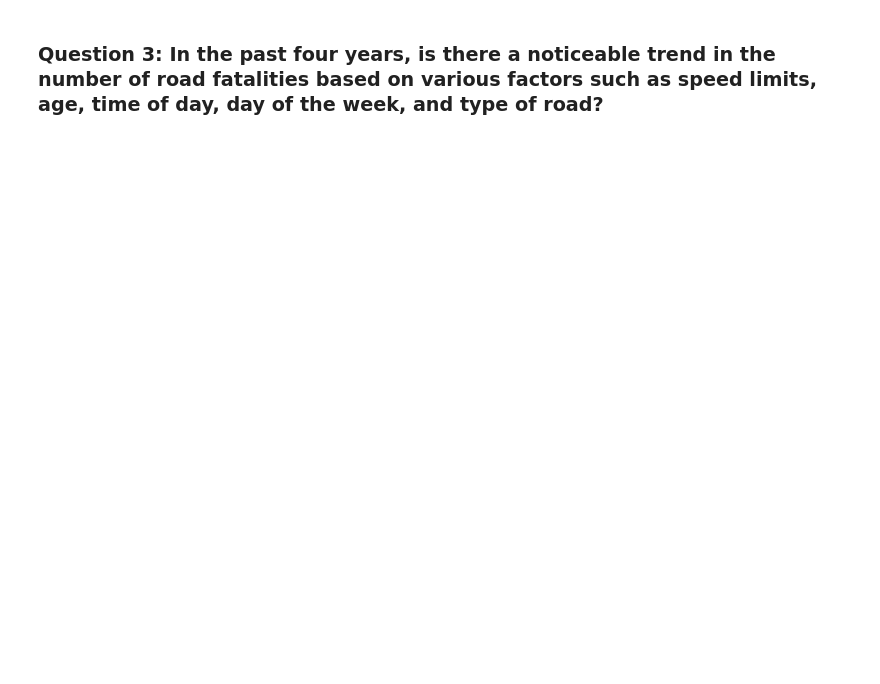
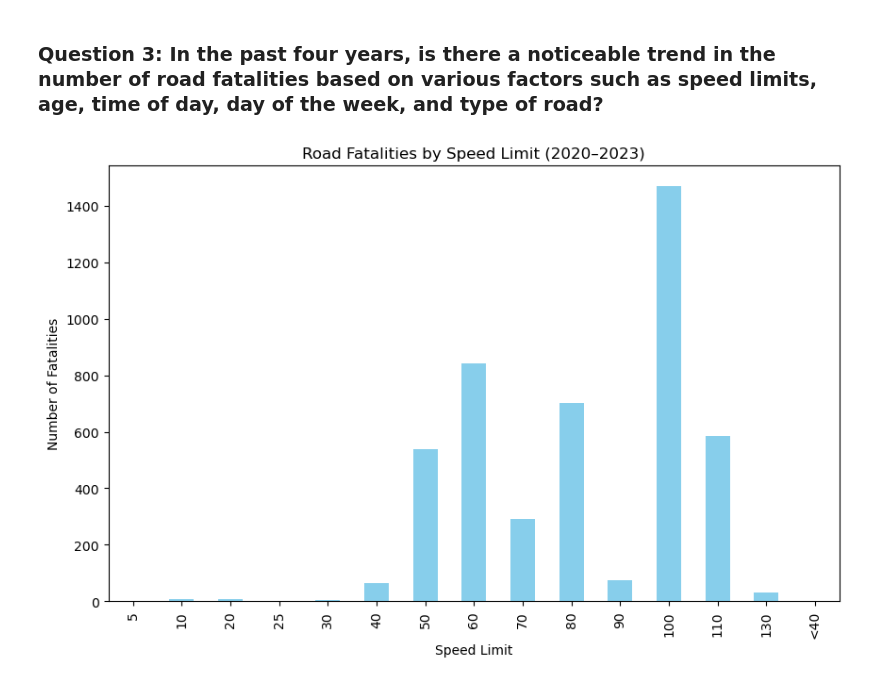
Before and after one commit to Yukitoshi12345/Australia-Road-Fatality, a Jupyter notebook: main.ipynb, the cells around one changed output. Saved outputs shown, nothing was run; the diff lists cells and outputs as text; code cells hidden in the pictures; blank space fills up the shorter version.

```diff
--- a/main.ipynb
+++ b/main.ipynb
@@ -211,2 +248,16 @@ F_onewayResult(statistic=30.910149700941215, pvalue=1.862288633293649e-41)
 # %% [markdown]
 ### Question 3: In the past four years, is there a noticeable trend in the number of road fatalities based on various factors such as speed limits, age, time of day, day of the week, and type of road?
+# %%
+# Filter data for the past four years (2020–2023)
+df_recent = df_fatalities_clean[df_fatalities_clean['Year'].between(2020, 2023)]
+
+# 1. Speed Limits Analysis
+# Bar Chart - Number of fatalities by speed limit
+speed_limit_counts = df_recent.groupby('Speed Limit').size()
+speed_limit_counts.plot(kind='bar', figsize=(10, 6), color='skyblue')
+plt.title('Road Fatalities by Speed Limit (2020–2023)')
+plt.xlabel('Speed Limit')
+plt.ylabel('Number of Fatalities')
+plt.show()
+# %% [output]
+[figure, added]
```
Also changed, not shown: parts of 7 cells of this notebook, 9 other files.
